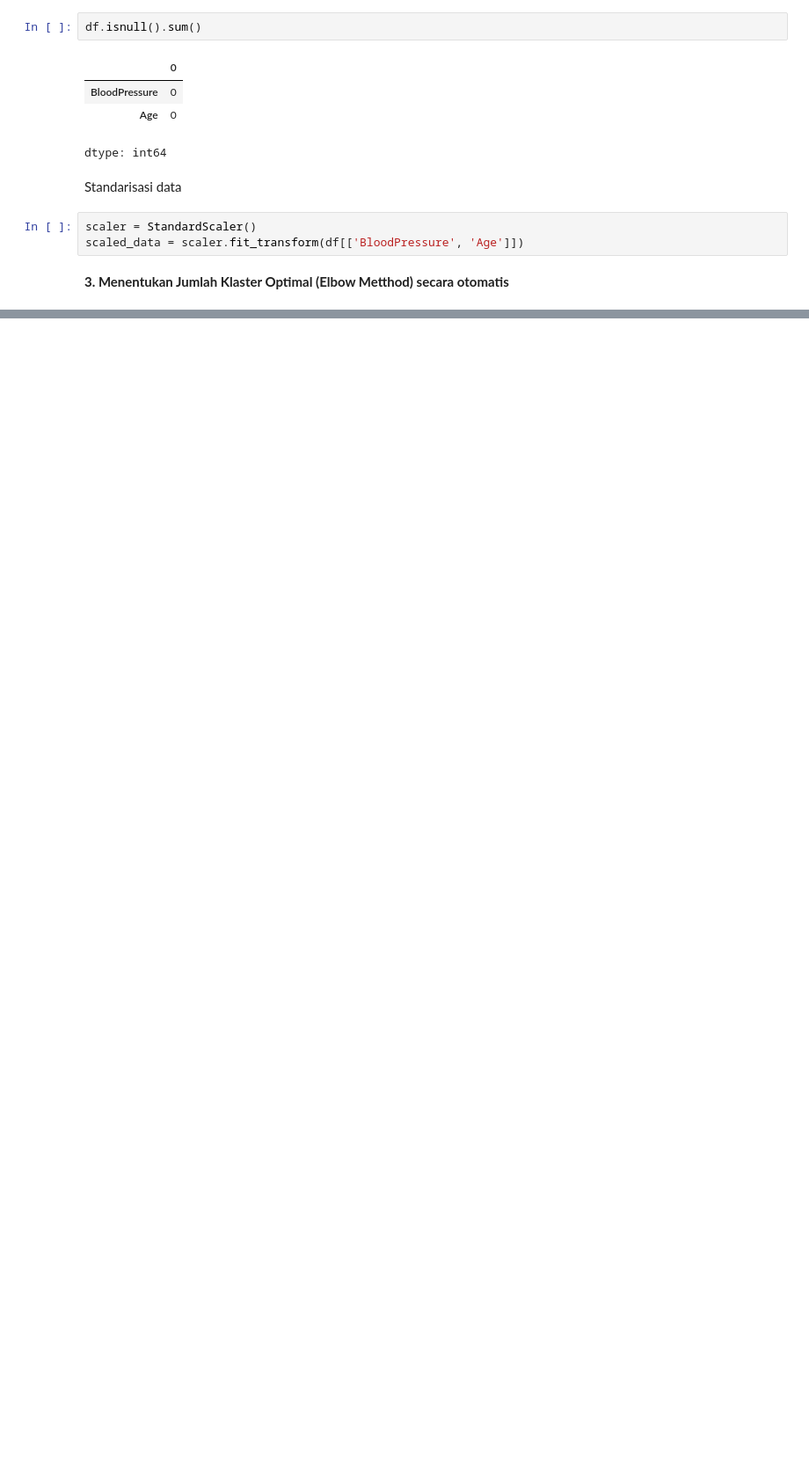
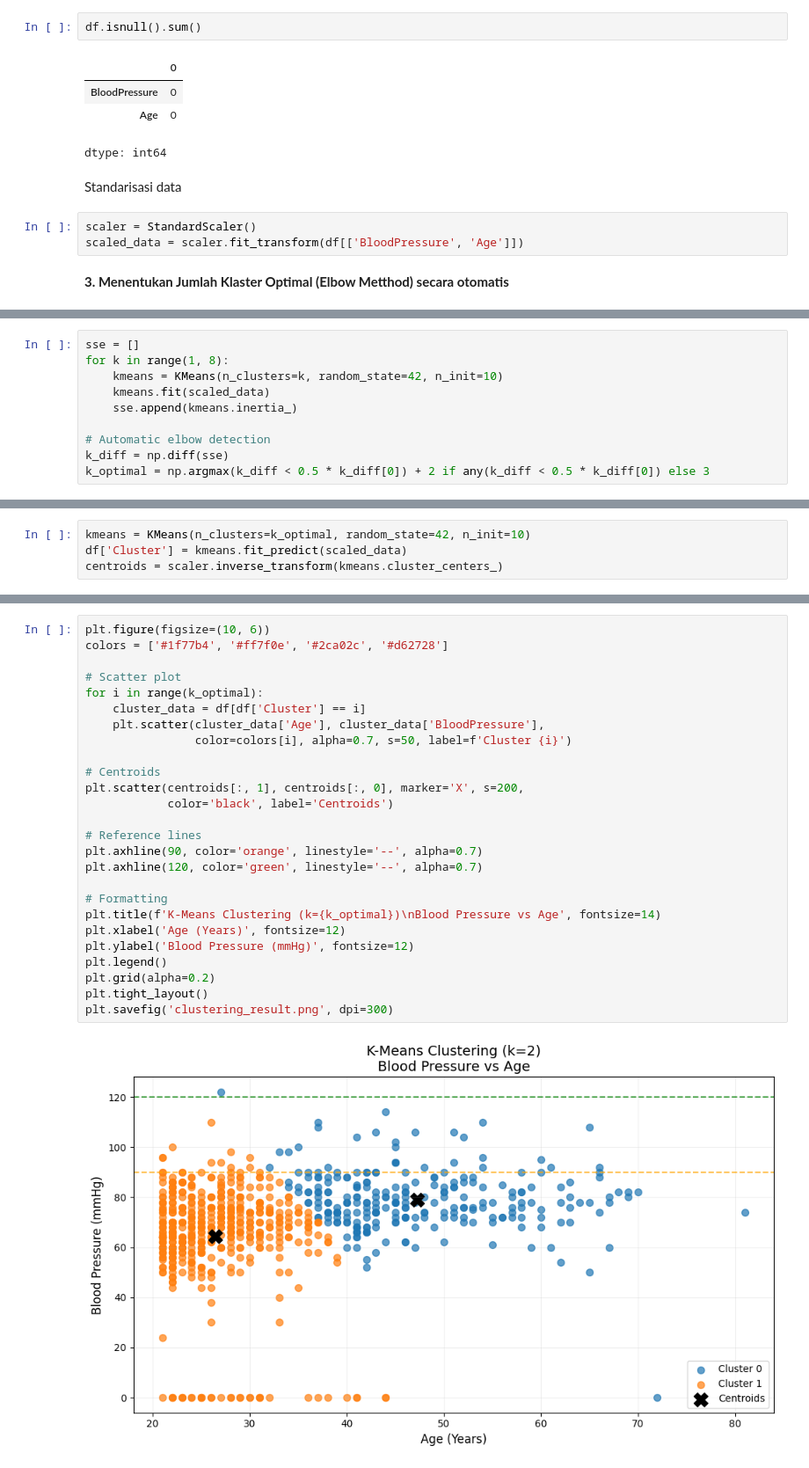
Before and after one commit to LatiefDataVisionary/multivariate-analysis-college-task, a Jupyter notebook: src/KMeans_w11.ipynb, the cells around one changed output, grey strips where cells are left out. Shown at 88% size. Saved outputs shown, nothing was run; the diff lists cells and outputs as text; blank space fills up the shorter version.

```diff
--- a/src/KMeans_w11.ipynb
+++ b/src/KMeans_w11.ipynb
@@ -134,0 +79,10 @@ Jumlah klaster optimal berdasarkan metode Elbow: k = 2
+# %%
+sse = []
+for k in range(1, 8):
+    kmeans = KMeans(n_clusters=k, random_state=42, n_init=10)
+    kmeans.fit(scaled_data)
+    sse.append(kmeans.inertia_)
+
+# Automatic elbow detection
+k_diff = np.diff(sse)
+k_optimal = np.argmax(k_diff < 0.5 * k_diff[0]) + 2 if any(k_diff < 0.5 * k_diff[0]) else 3
@@ -134,0 +91,4 @@ Jumlah klaster optimal berdasarkan metode Elbow: k = 2
+# %%
+kmeans = KMeans(n_clusters=k_optimal, random_state=42, n_init=10)
+df['Cluster'] = kmeans.fit_predict(scaled_data)
+centroids = scaler.inverse_transform(kmeans.cluster_centers_)
@@ -134,0 +106,28 @@ Jumlah klaster optimal berdasarkan metode Elbow: k = 2
+# %%
+plt.figure(figsize=(10, 6))
+colors = ['#1f77b4', '#ff7f0e', '#2ca02c', '#d62728']
+
+# Scatter plot
+for i in range(k_optimal):
+    cluster_data = df[df['Cluster'] == i]
+    plt.scatter(cluster_data['Age'], cluster_data['BloodPressure'],
+                color=colors[i], alpha=0.7, s=50, label=f'Cluster {i}')
+
+# Centroids
+plt.scatter(centroids[:, 1], centroids[:, 0], marker='X', s=200,
+            color='black', label='Centroids')
+
+# Reference lines
+plt.axhline(90, color='orange', linestyle='--', alpha=0.7)
+plt.axhline(120, color='green', linestyle='--', alpha=0.7)
+
+# Formatting
+plt.title(f'K-Means Clustering (k={k_optimal})\nBlood Pressure vs Age', fontsize=14)
+plt.xlabel('Age (Years)', fontsize=12)
+plt.ylabel('Blood Pressure (mmHg)', fontsize=12)
+plt.legend()
+plt.grid(alpha=0.2)
+plt.tight_layout()
+plt.savefig('clustering_result.png', dpi=300)
+# %% [output]
+[figure, added]
```
Also changed, not shown: parts of 5 cells of this notebook.
